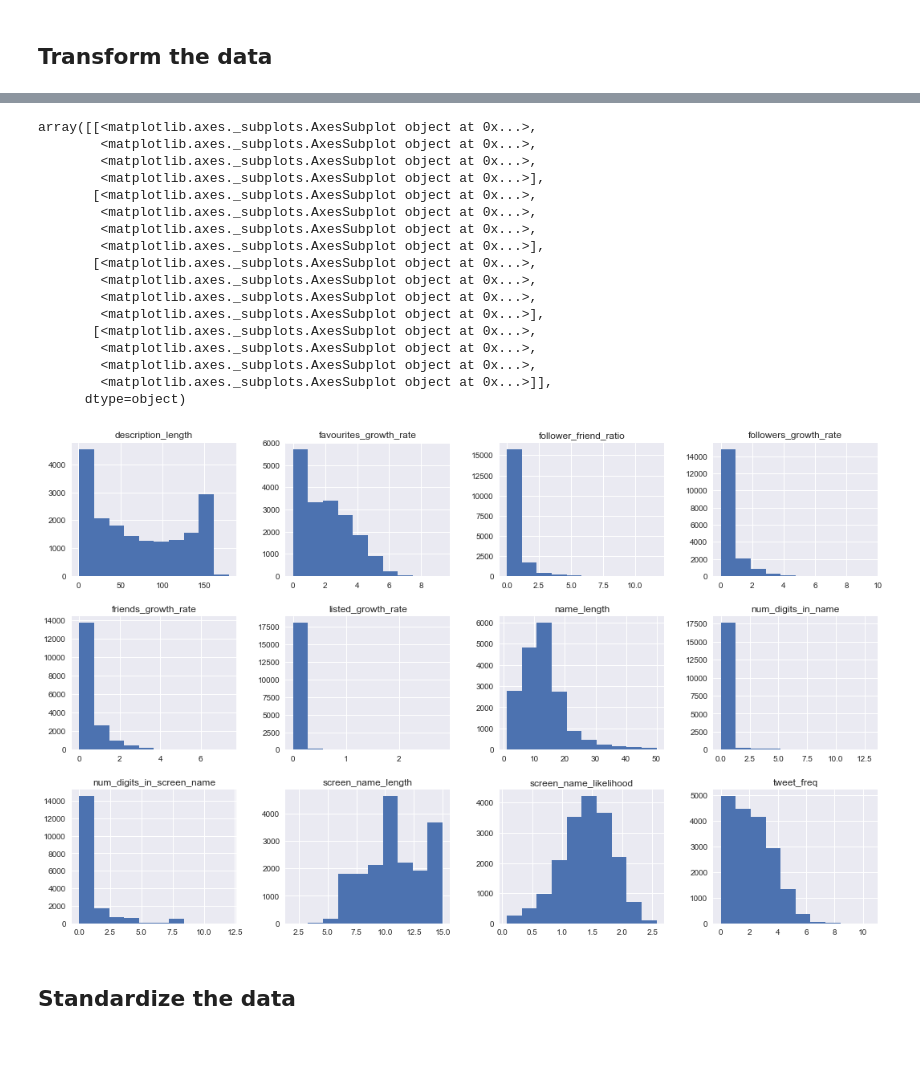
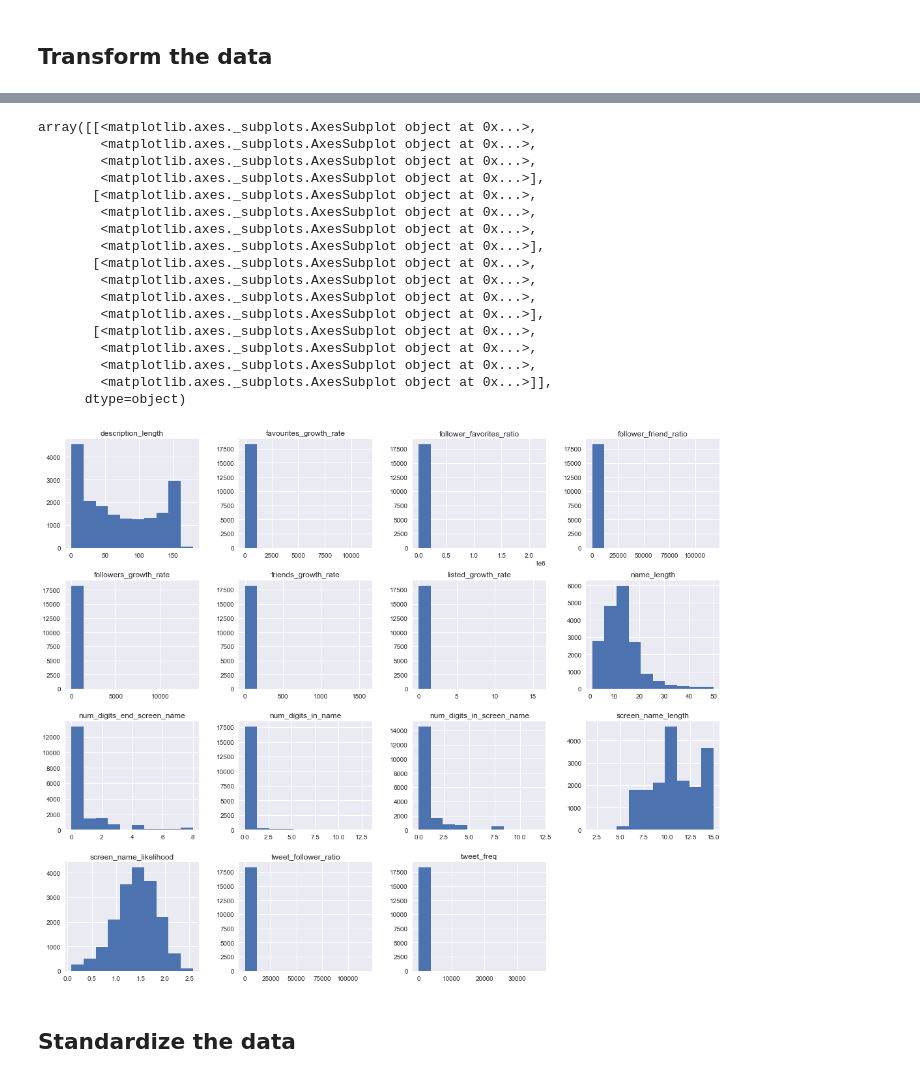
Before and after one commit to dkoban/bot_detection, a Jupyter notebook: model_training.ipynb, the cells around one changed output, grey strips where cells are left out. Saved outputs shown, nothing was run; the diff lists cells and outputs as text; code cells hidden in the pictures; blank space fills up the shorter version.

```diff
--- a/model_training.ipynb
+++ b/model_training.ipynb
@@ -22,17 +23,19 @@ df.shape
 # %% [markdown]
 ## Transform the data
 # %%
-df['statuses_count'] = df['statuses_count'].apply(lambda x: np.log(x + 1))
-df['followers_count'] = df['followers_count'].apply(lambda x: np.log(x + 1))
-df['friends_count'] = df['friends_count'].apply(lambda x: np.log(x + 1))
-df['favourites_count'] = df['favourites_count'].apply(lambda x: np.log(x + 1))
-df['listed_count'] = df['listed_count'].apply(lambda x: np.log(x + 1))
-df['tweet_freq'] = df['tweet_freq'].apply(lambda x: np.log(x + 1))
-df['followers_growth_rate'] = df['followers_growth_rate'].apply(lambda x: np.log(x + 1))
-df['friends_growth_rate'] = df['friends_growth_rate'].apply(lambda x: np.log(x + 1))
-df['favourites_growth_rate'] = df['favourites_growth_rate'].apply(lambda x: np.log(x + 1))
-df['listed_growth_rate'] = df['listed_growth_rate'].apply(lambda x: np.log(x + 1))
-df['follower_friend_ratio'] = df['follower_friend_ratio'].apply(lambda x: np.log(x + 1))
+# df['statuses_count'] = df['statuses_count'].apply(lambda x: np.log(x + 1))
+# df['followers_count'] = df['followers_count'].apply(lambda x: np.log(x + 1))
+# df['friends_count'] = df['friends_count'].apply(lambda x: np.log(x + 1))
+# df['favourites_count'] = df['favourites_count'].apply(lambda x: np.log(x + 1))
+# df['listed_count'] = df['listed_count'].apply(lambda x: np.log(x + 1))
+# df['tweet_freq'] = df['tweet_freq'].apply(lambda x: np.log(x + 1))
+# df['followers_growth_rate'] = df['followers_growth_rate'].apply(lambda x: np.log(x + 1))
+# df['friends_growth_rate'] = df['friends_growth_rate'].apply(lambda x: np.log(x + 1))
+# df['favourites_growth_rate'] = df['favourites_growth_rate'].apply(lambda x: np.log(x + 1))
+# df['listed_growth_rate'] = df['listed_growth_rate'].apply(lambda x: np.log(x + 1))
+# df['follower_friend_ratio'] = df['follower_friend_ratio'].apply(lambda x: np.log(x + 1))
+# df['follower_favorites_ratio'] = df['follower_favorites_ratio'].apply(lambda x: np.log(x + 1))
+# df['tweet_follower_ratio'] = df['tweet_follower_ratio'].apply(lambda x: np.log(x + 1))
 # %%
 metadata_cols = ['statuses_count', 'followers_count', 'friends_count',
                  'favourites_count', 'listed_count']
@@ -52,30 +55,31 @@ array([[<matplotlib.axes._subplots.AxesSubplot object at 0x...>,
 # %%
 derived_feature_cols = ['tweet_freq', 'followers_growth_rate', 'friends_growth_rate',
-                    'favourites_growth_rate', 'listed_growth_rate', 'follower_friend_ratio',
-                    'screen_name_length', 'num_digits_in_screen_name',
-                    'name_length', 'num_digits_in_name', 'description_length',
-                    'screen_name_likelihood']
+                        'favourites_growth_rate', 'listed_growth_rate',
+                        'follower_friend_ratio', 'follower_favorites_ratio', 'tweet_follower_ratio',
+                        'screen_name_length', 'num_digits_in_screen_name',
+                        'name_length', 'num_digits_in_name', 'num_digits_end_screen_name',
+                        'description_length', 'screen_name_likelihood']
 derived_features = df[derived_feature_cols]
 derived_features.hist(layout=(4, 4), figsize=(18,15))
 # %% [output]
 array([[<matplotlib.axes._subplots.AxesSubplot object at 0x...>,
         <matplotlib.axes._subplots.AxesSubplot object at 0x...>,
         <matplotlib.axes._subplots.AxesSubplot object at 0x...>,
         <matplotlib.axes._subplots.AxesSubplot object at 0x...>],
        [<matplotlib.axes._subplots.AxesSubplot object at 0x...>,
         <matplotlib.axes._subplots.AxesSubplot object at 0x...>,
         <matplotlib.axes._subplots.AxesSubplot object at 0x...>,
         <matplotlib.axes._subplots.AxesSubplot object at 0x...>],
        [<matplotlib.axes._subplots.AxesSubplot object at 0x...>,
         <matplotlib.axes._subplots.AxesSubplot object at 0x...>,
         <matplotlib.axes._subplots.AxesSubplot object at 0x...>,
         <matplotlib.axes._subplots.AxesSubplot object at 0x...>],
        [<matplotlib.axes._subplots.AxesSubplot object at 0x...>,
         <matplotlib.axes._subplots.AxesSubplot object at 0x...>,
         <matplotlib.axes._subplots.AxesSubplot object at 0x...>,
         <matplotlib.axes._subplots.AxesSubplot object at 0x...>]],
       dtype=object)
-[figure, old version]
+[figure, new version]
 # %% [markdown]
 ## Standardize the data
 # %%
```
Also changed, not shown: parts of 33 cells of this notebook, 2 other files.
